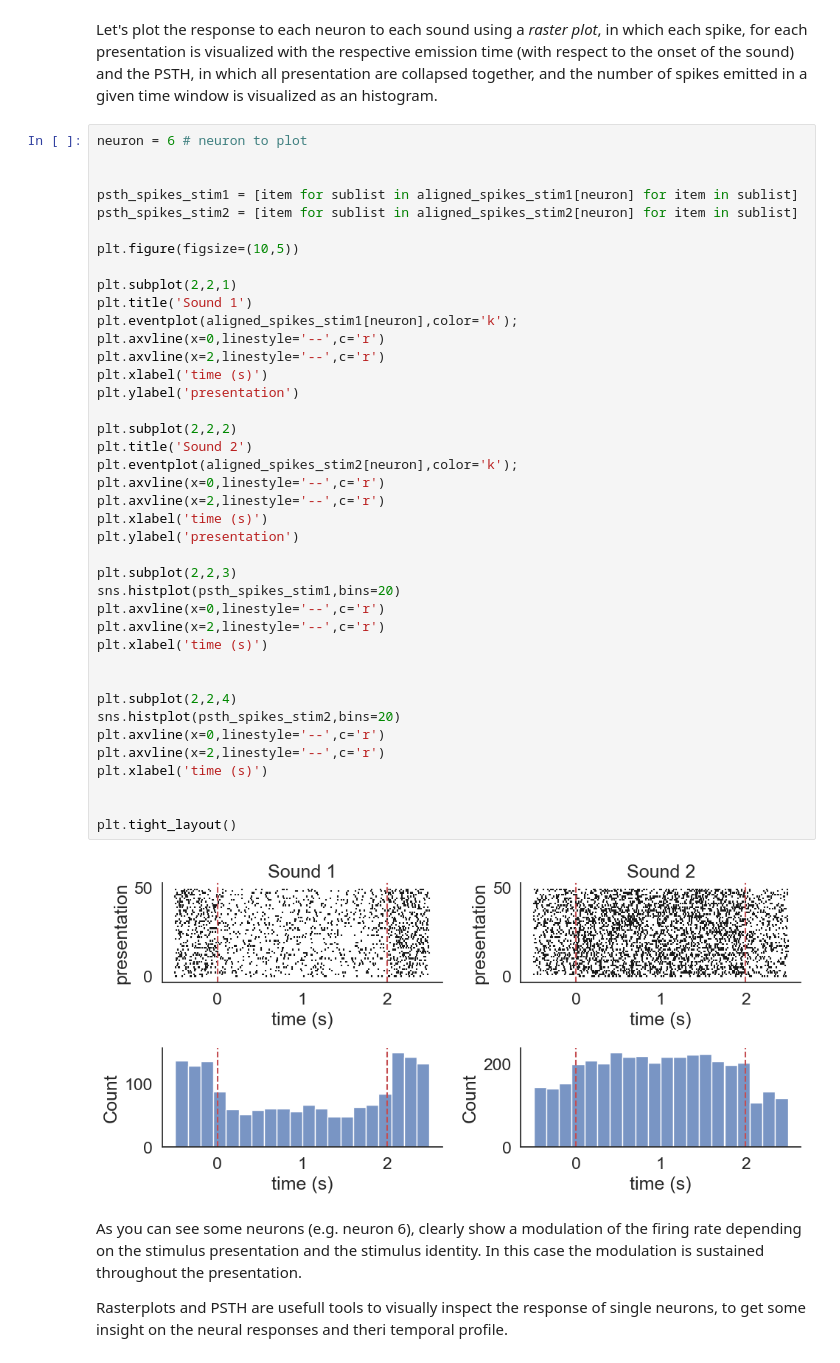
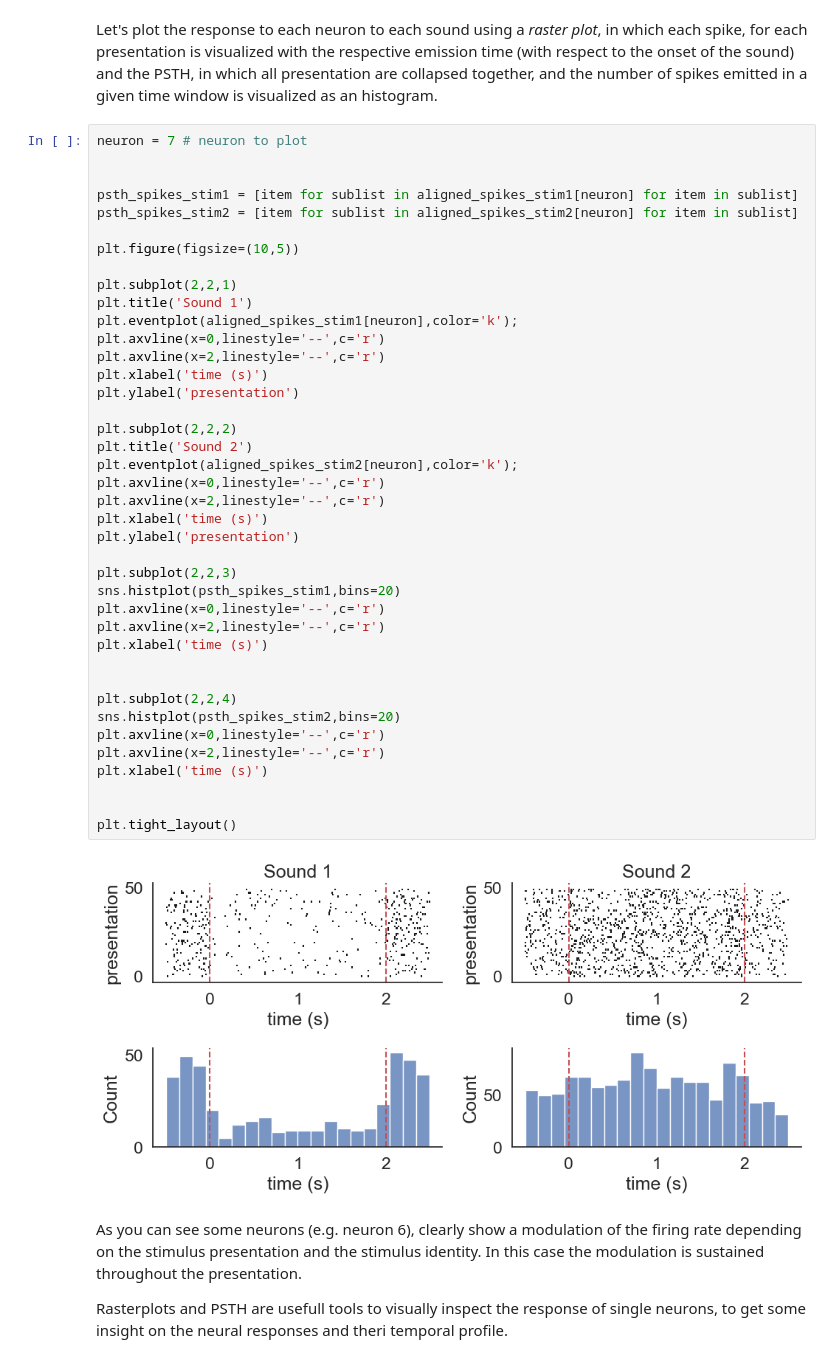
Before and after one commit to neural-data-science-course/single-cell-analysis, a Jupyter notebook: 01-tuning-curves/tuning-curves.ipynb, the cells around one changed output. Saved outputs shown, nothing was run; the diff lists cells and outputs as text.

```diff
--- a/01-tuning-curves/tuning-curves.ipynb
+++ b/01-tuning-curves/tuning-curves.ipynb
@@ -138,7 +138,7 @@ for cell_spikes in spike_times:
 # %% [markdown]
 Let's plot the response to each neuron to each sound using a *raster plot*, in which each spike, for each presentation is visualized with the respective emission time (with respect to the onset of the sound) and the PSTH, in which all presentation are collapsed together, and the number of spikes emitted in a given time window is visualized as an histogram.
 # %%
-neuron = 6 # neuron to plot
+neuron = 7 # neuron to plot
 
 
 psth_spikes_stim1 = [item for sublist in aligned_spikes_stim1[neuron] for item in sublist]
@@ -151,34 +151,34 @@ plt.title('Sound 1')
 plt.eventplot(aligned_spikes_stim1[neuron],color='k');
 plt.axvline(x=0,linestyle='--',c='r')
 plt.axvline(x=2,linestyle='--',c='r')
 plt.xlabel('time (s)')
 plt.ylabel('presentation')
 
 plt.subplot(2,2,2)
 plt.title('Sound 2')
 plt.eventplot(aligned_spikes_stim2[neuron],color='k');
 plt.axvline(x=0,linestyle='--',c='r')
 plt.axvline(x=2,linestyle='--',c='r')
 plt.xlabel('time (s)')
 plt.ylabel('presentation')
 
 plt.subplot(2,2,3)
 sns.histplot(psth_spikes_stim1,bins=20)
 plt.axvline(x=0,linestyle='--',c='r')
 plt.axvline(x=2,linestyle='--',c='r')
 plt.xlabel('time (s)')
 
 
 plt.subplot(2,2,4)
 sns.histplot(psth_spikes_stim2,bins=20)
 plt.axvline(x=0,linestyle='--',c='r')
 plt.axvline(x=2,linestyle='--',c='r')
 plt.xlabel('time (s)')
 
 
 plt.tight_layout()
 # %% [output]
-[figure, old version]
+[figure, new version]
 # %% [markdown]
 As you can see some neurons (e.g. neuron 6), clearly show a modulation of the firing rate depending on the stimulus presentation and the stimulus identity. In this case the modulation is sustained throughout the presentation.
 
```
Also changed, not shown: parts of 7 cells of this notebook, 1 other file.
